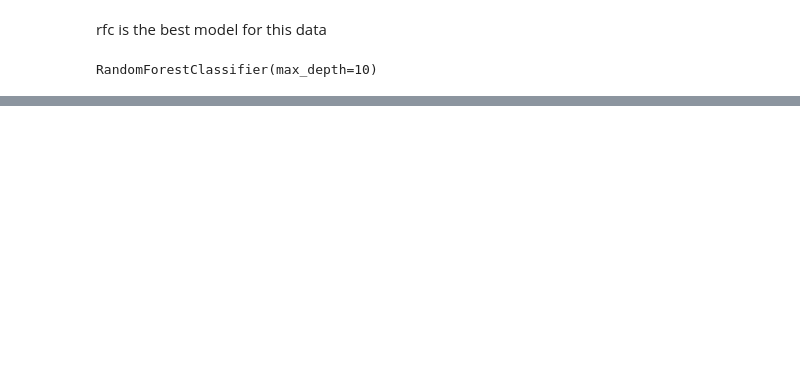
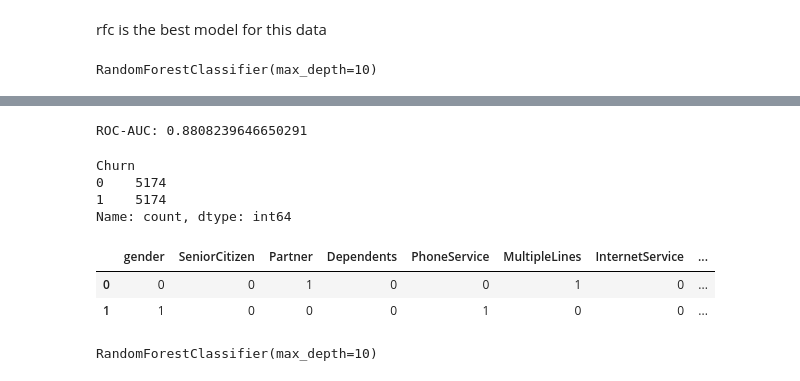
Before and after one commit to BhargavaKakkera/Customer_Churn_Prediction, a Jupyter notebook: src/notebook/customer_churn_prediction.ipynb, the cells around one changed output, grey strips where cells are left out. Saved outputs shown, nothing was run; the diff lists cells and outputs as text; code cells hidden in the pictures; blank space fills up the shorter version.

```diff
--- a/src/notebook/customer_churn_prediction.ipynb
+++ b/src/notebook/customer_churn_prediction.ipynb
@@ -512,0 +680,8 @@ Building a predictive system
+# %%
+from sklearn.metrics import roc_auc_score
+
+y_scores = rfc.predict_proba(X_test)[:, 1]  # probability of positive class (churn)
+auc = roc_auc_score(y_test, y_scores)
+print("ROC-AUC:", auc)
+# %% [output]
+ROC-AUC: 0.8808239646650291
@@ -512,0 +692,14 @@ Building a predictive system
+# %%
+
+y.value_counts()
+# %% [output]
+Churn
+0    5174
+1    5174
+Name: count, dtype: int64
+# %%
+df.head(2)
+# %% [output]
+|  | gender | SeniorCitizen | Partner | Dependents | PhoneService | MultipleLines | InternetService | ... |
+| 0 | 0 | 0 | 1 | 0 | 0 | 1 | 0 | ... |
+| 1 | 1 | 0 | 0 | 0 | 1 | 0 | 0 | ... |
@@ -512,0 +711,4 @@ Building a predictive system
+# %%
+rfc.fit(X_train,y_train)
+# %% [output]
+RandomForestClassifier(max_depth=10)
```
Also changed, not shown: parts of 44 cells of this notebook.
